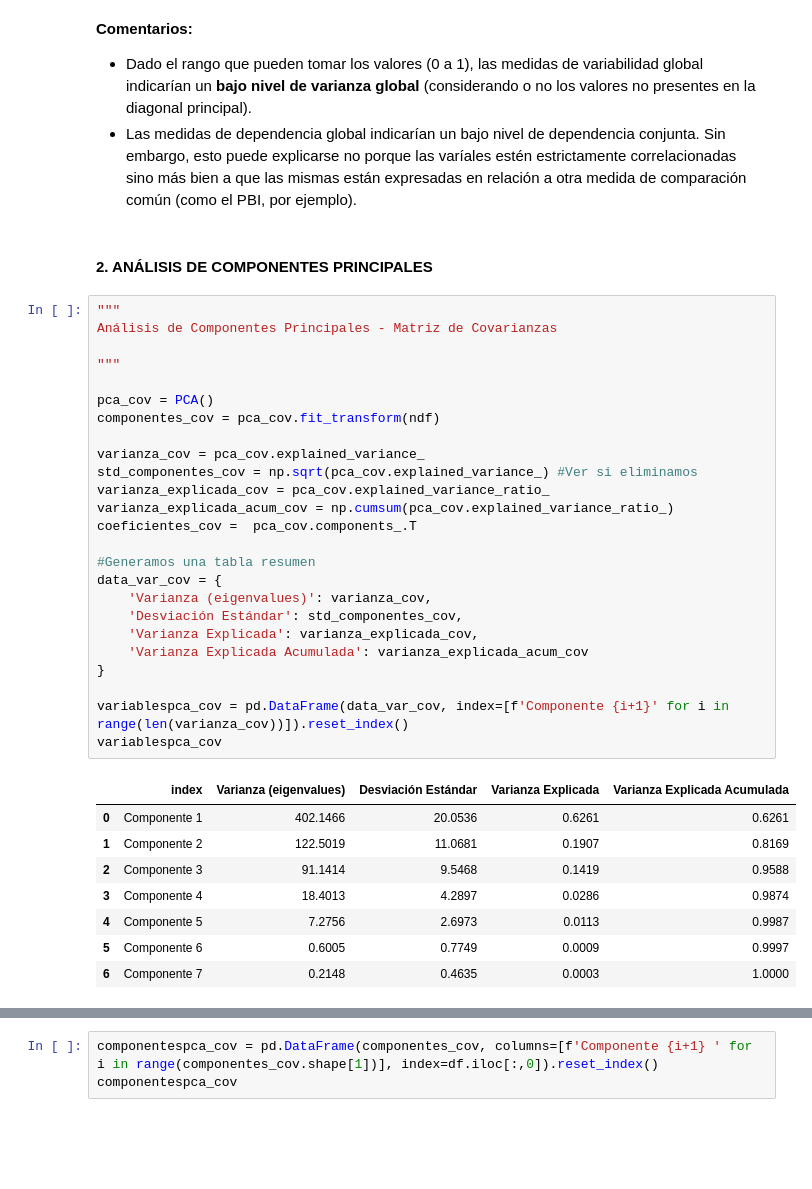
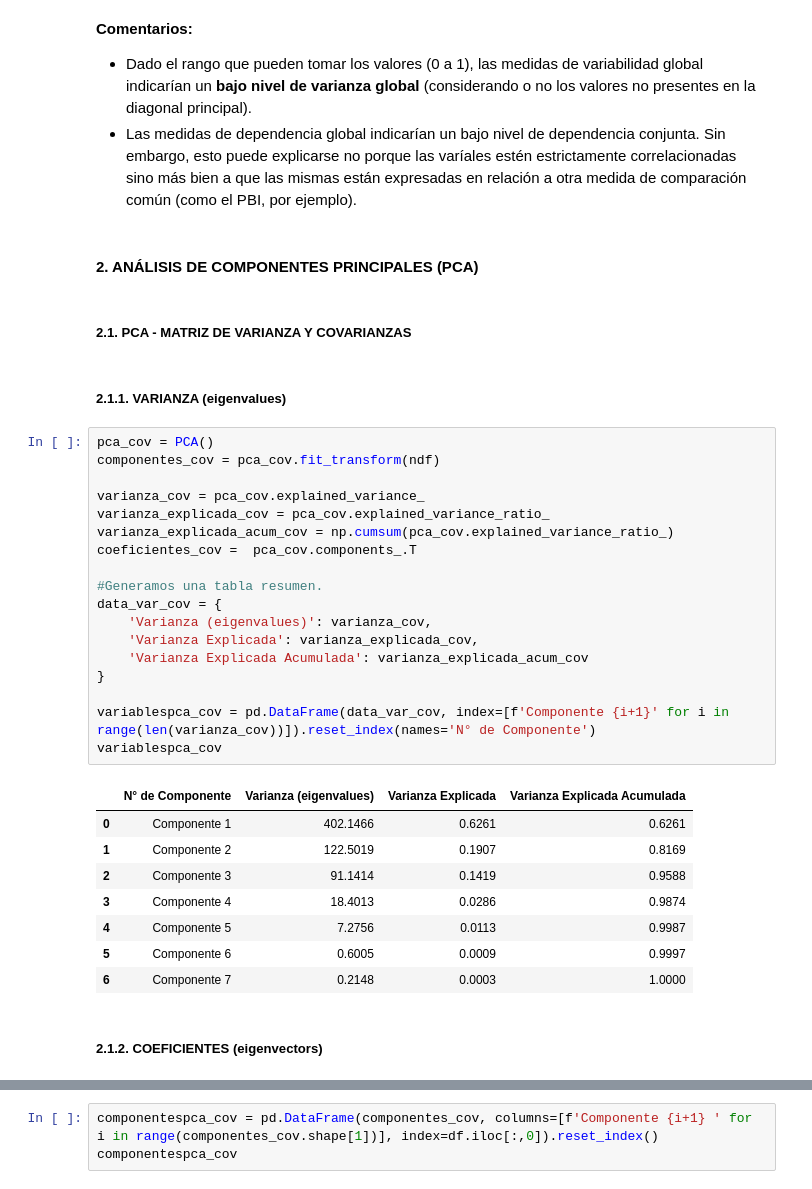
Before and after one commit to DavidGuzzi/MECMT04, a Jupyter notebook: AEM_dignani_guzzi.ipynb, the cells around one changed output, grey strips where cells are left out. Cells and saved outputs as stored; diff of their text form; blank space fills up the shorter version.

```diff
--- a/AEM_dignani_guzzi.ipynb
+++ b/AEM_dignani_guzzi.ipynb
@@ -210,39 +214,38 @@ medidas_globales
 - Dado el rango que pueden tomar los valores (0 a 1), las medidas de variabilidad global indicarían un **bajo nivel de varianza global** (considerando o no los valores no presentes en la diagonal principal).
 - Las medidas de dependencia global indicarían un bajo nivel de dependencia conjunta. Sin embargo, esto puede explicarse no porque las varíales estén estrictamente correlacionadas sino más bien a que las mismas están expresadas en relación a otra medida de comparación común (como el PBI, por ejemplo).
 # %% [markdown]
-#### **2. ANÁLISIS DE COMPONENTES PRINCIPALES**
+#### **2. ANÁLISIS DE COMPONENTES PRINCIPALES (PCA)**
+# %% [markdown]
+##### **2.1. PCA - MATRIZ DE VARIANZA Y COVARIANZAS**
+# %% [markdown]
+##### **2.1.1. VARIANZA (eigenvalues)**
 # %%
-"""
-Análisis de Componentes Principales - Matriz de Covarianzas
-
-"""
-
 pca_cov = PCA()
 componentes_cov = pca_cov.fit_transform(ndf)
 
 varianza_cov = pca_cov.explained_variance_
-std_componentes_cov = np.sqrt(pca_cov.explained_variance_) #Ver si eliminamos
 varianza_explicada_cov = pca_cov.explained_variance_ratio_
 varianza_explicada_acum_cov = np.cumsum(pca_cov.explained_variance_ratio_)
 coeficientes_cov =  pca_cov.components_.T
 
-#Generamos una tabla resumen
+#Generamos una tabla resumen.
 data_var_cov = {
     'Varianza (eigenvalues)': varianza_cov,
-    'Desviación Estándar': std_componentes_cov,
     'Varianza Explicada': varianza_explicada_cov,
     'Varianza Explicada Acumulada': varianza_explicada_acum_cov
 }
 
-variablespca_cov = pd.DataFrame(data_var_cov, index=[f'Componente {i+1}' for i in range(len(varianza_cov))]).reset_index()
+variablespca_cov = pd.DataFrame(data_var_cov, index=[f'Componente {i+1}' for i in range(len(varianza_cov))]).reset_index(names='N° de Componente')
 variablespca_cov
 # %% [output]
-|  | index | Varianza (eigenvalues) | Desviación Estándar | Varianza Explicada | Varianza Explicada Acumulada |
-| 0 | Componente 1 | 402.1466 | 20.0536 | 0.6261 | 0.6261 |
-| 1 | Componente 2 | 122.5019 | 11.0681 | 0.1907 | 0.8169 |
-| 2 | Componente 3 | 91.1414 | 9.5468 | 0.1419 | 0.9588 |
-| 3 | Componente 4 | 18.4013 | 4.2897 | 0.0286 | 0.9874 |
-| 4 | Componente 5 | 7.2756 | 2.6973 | 0.0113 | 0.9987 |
-| 5 | Componente 6 | 0.6005 | 0.7749 | 0.0009 | 0.9997 |
-| 6 | Componente 7 | 0.2148 | 0.4635 | 0.0003 | 1.0000 |
+|  | N° de Componente | Varianza (eigenvalues) | Varianza Explicada | Varianza Explicada Acumulada |
+| 0 | Componente 1 | 402.1466 | 0.6261 | 0.6261 |
+| 1 | Componente 2 | 122.5019 | 0.1907 | 0.8169 |
+| 2 | Componente 3 | 91.1414 | 0.1419 | 0.9588 |
+| 3 | Componente 4 | 18.4013 | 0.0286 | 0.9874 |
+| 4 | Componente 5 | 7.2756 | 0.0113 | 0.9987 |
+| 5 | Componente 6 | 0.6005 | 0.0009 | 0.9997 |
+| 6 | Componente 7 | 0.2148 | 0.0003 | 1.0000 |
+# %% [markdown]
+##### **2.1.2. COEFICIENTES (eigenvectors)**
 # %%
```
Also changed, not shown: parts of 27 cells of this notebook.
